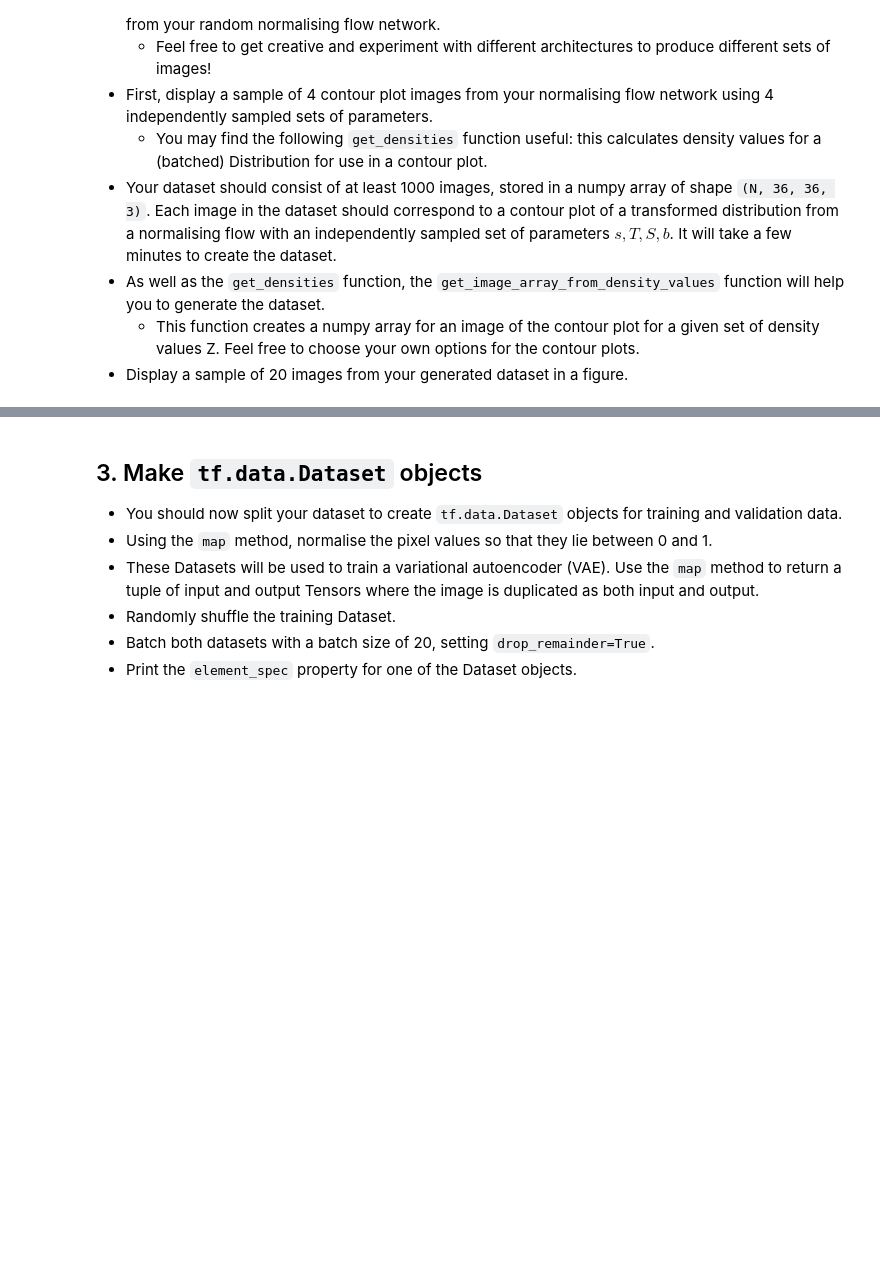
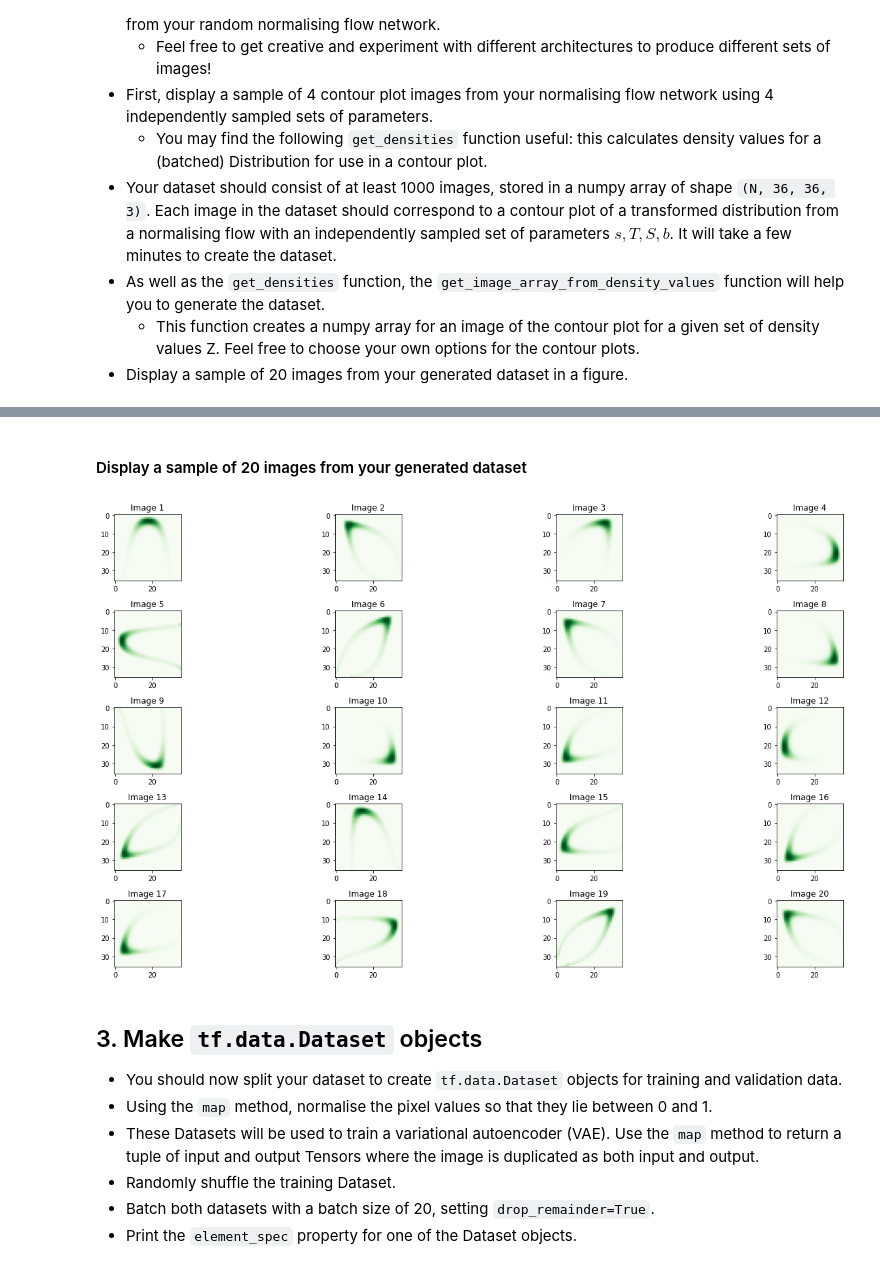
Before and after one commit to gowrishankarin/data_science, a Jupyter notebook: coursera/tf2_4_dl/c3_probabilistic_dl/w05/icl_c3_w5_project.ipynb, the cells around one changed output, grey strips where cells are left out. Saved outputs shown, nothing was run; the diff lists cells and outputs as text; code cells hidden in the pictures; blank space fills up the shorter version.

```diff
--- a/coursera/tf2_4_dl/c3_probabilistic_dl/w05/icl_c3_w5_project.ipynb
+++ b/coursera/tf2_4_dl/c3_probabilistic_dl/w05/icl_c3_w5_project.ipynb
@@ -100,0 +275,4 @@ def get_image_array_from_density_values(Z):
+# %%
+images = []
+total_images = 2000
+densities = get_new_densities(total_images)
@@ -100,0 +283,9 @@ def get_image_array_from_density_values(Z):
+# %%
+count = 0
+for z in densities:
+    img = get_image_array_from_density_values(z)
+    images.append(img)
+    count += 1
+
+    if(count % 25 == 0):
+        print(f'Images created: {count}')
@@ -101,3 +310,24 @@ def get_image_array_from_density_values(Z):
+# %% [markdown]
+#### Display a sample of 20 images from your generated dataset
+# %%
+_, axs = plt.subplots(5, 4, figsize=(20, 10))
+row = 0
+col = 0
+for i in np.arange(20):
+    ax = axs[row, col]
+    ax.imshow(images[i])
+    ax.set_title(f'Image {i+1}')
+    if(col == 3):
+        col = 0
+    else:
+        col += 1
+
+    if(col == 0):
+        row += 1
+_.tight_layout()
+plt.show()
+# %% [output]
+[figure, added]
 # %% [markdown]
 ## 3. Make `tf.data.Dataset` objects
 * You should now split your dataset to create `tf.data.Dataset` objects for training and validation data.
```
Also changed, not shown: parts of 36 cells of this notebook.
